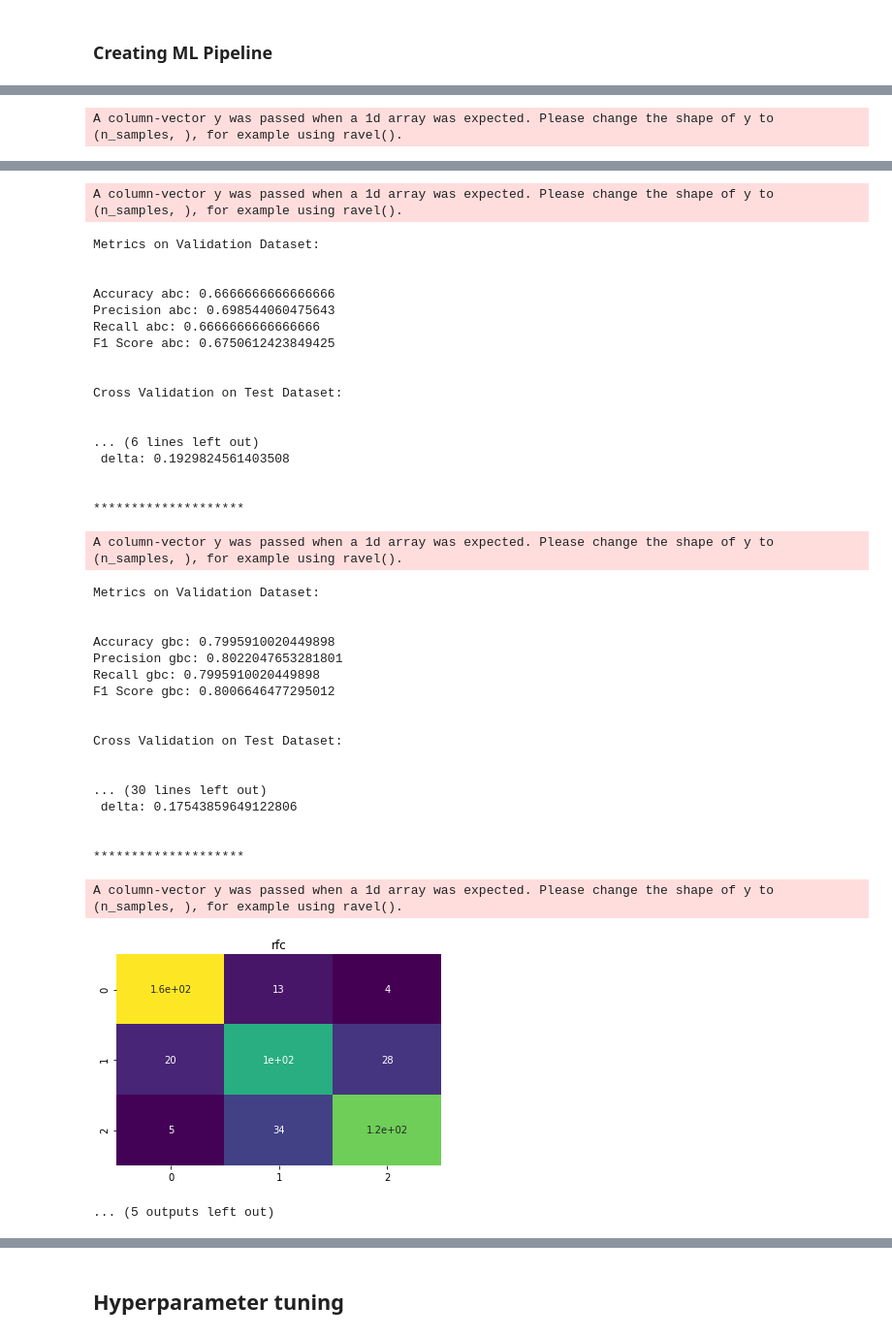
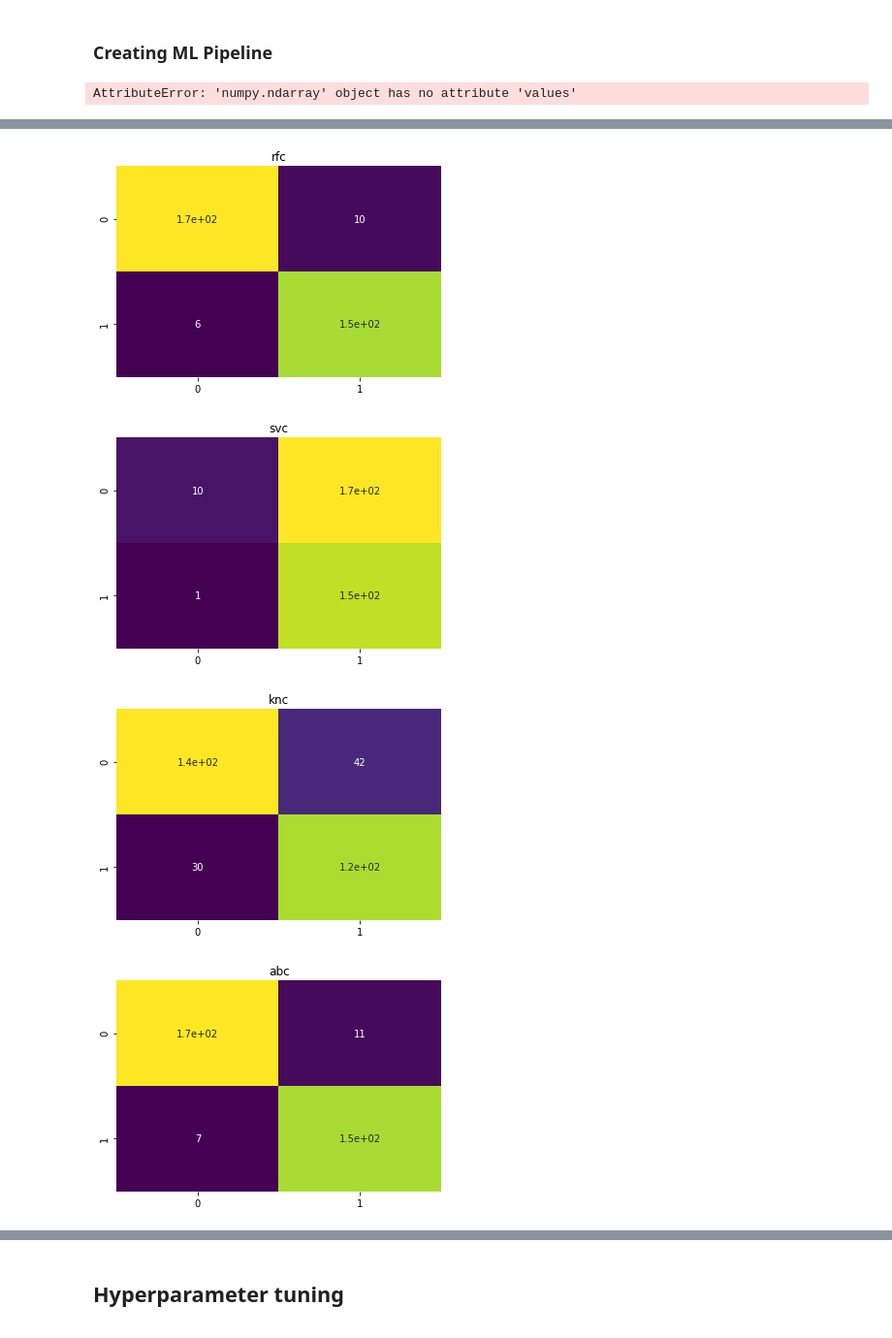
Before and after one commit to meszdav/road-surface-quality, a Jupyter notebook: notebooks/rsq-ml-local.ipynb, the cells around one changed output, grey strips where cells are left out. Shown at 97% size. Cells and saved outputs as stored; diff of their text form; code cells hidden in the pictures.

Commit message:
working model rfc_v14 with two classes

```diff
--- a/notebooks/rsq-ml-local.ipynb
+++ b/notebooks/rsq-ml-local.ipynb
@@ -22,6 +22,6 @@ X_train = pd.read_csv("../data/train_test_val/X_train.csv", header=[0], index_co
 X_test = pd.read_csv("../data/train_test_val/X_test.csv", header=[0], index_col=0).reset_index(drop=True)
 X_val = pd.read_csv("../data/train_test_val/X_val.csv", header=[0], index_col=0).reset_index(drop=True)
 
-y_train = pd.read_csv("../data/train_test_val/y_train.csv", index_col=0) .reset_index(drop=True)
-y_val = pd.read_csv("../data/train_test_val/y_val.csv", index_col = 0).reset_index(drop=True)
-y_test = pd.read_csv("../data/train_test_val/y_test.csv", index_col = 0).reset_index(drop=True)
+y_train = pd.read_csv("../data/train_test_val/y_train.csv", index_col=0) .reset_index(drop=True).values.reshape(-1)
+y_val = pd.read_csv("../data/train_test_val/y_val.csv", index_col = 0).reset_index(drop=True).values.reshape(-1)
+y_test = pd.read_csv("../data/train_test_val/y_test.csv", index_col = 0).reset_index(drop=True).values.reshape(-1)
@@ -67,17 +51,19 @@ scaled_X_train = scaler.fit_transform(X_train.drop(["measurementID","id_gps"], a
 scaled_X_val = scaler.fit_transform(X_val.drop(["measurementID","id_gps"], axis=1))
 scaled_X_test = scaler.fit_transform(X_test.drop(["measurementID","id_gps"], axis=1))
 # %%
-# X_train = X_train.drop("id_gps", axis = 1)
-# X_val = X_val.drop("id_gps", axis = 1)
-# X_test = X_test.drop("id_gps", axis = 1)
-# y_train = np.ravel(y_train.values)
-# y_val = np.ravel(y_val.values)
-# y_test = np.ravel(y_test.values)
+X_train = X_train.drop(["measurementID","id_gps"], axis=1)
+X_val = X_val.drop(["measurementID","id_gps"], axis=1)
+X_test = X_test.drop(["measurementID","id_gps"], axis=1)
+y_train = np.ravel(y_train.values)
+y_val = np.ravel(y_val.values)
+y_test = np.ravel(y_test.values)
+# %% [output]
+AttributeError: 'numpy.ndarray' object has no attribute 'values'
 # %%
 for m in models:
 
-    model = models[m].fit(scaled_X_train, y_train)
-    preds = model.predict(scaled_X_val)
+    model = models[m].fit(X_train, y_train)
+    preds = model.predict(X_val)
 
     accuracy = accuracy_score(y_val,preds)
     precision = precision_score(y_val,preds,average="weighted")
@@ -96,9 +82,9 @@ for m in models:
     print("Cross Validation on Test Dataset:")
     print("\n")
     cv = cross_validate(model,
-                        X =  scaled_X_test,
+                        X =  X_test,
                         y = np.ravel(y_test),
-                        cv = 6)
+                        cv = 10)
 
     print("{} accuracy is {:.2f}±{:.2f}".format(m,cv["test_score"].mean()*100,cv["test_score"].std()*100))
 
@@ -159 +123,0 @@ Test Scores:
-A column-vector y was passed when a 1d array was expected. Please change the shape of y to (n_samples, ), for example using ravel().
@@ -177,39 +124,4 @@ Cross Validation on Test Dataset:
-A column-vector y was passed when a 1d array was expected. Please change the shape of y to (n_samples, ), for example using ravel().
-Metrics on Validation Dataset:
-
-
-Accuracy abc: 0.6666666666666666
-Precision abc: 0.698544060475643
-Recall abc: 0.6666666666666666
-F1 Score abc: 0.6750612423849425
-
-
-Cross Validation on Test Dataset:
-
-
-... (6 lines left out)
- delta: 0.1929824561403508
-
-
-********************
-A column-vector y was passed when a 1d array was expected. Please change the shape of y to (n_samples, ), for example using ravel().
-Metrics on Validation Dataset:
-
-
-Accuracy gbc: 0.7995910020449898
-Precision gbc: 0.8022047653281801
-Recall gbc: 0.7995910020449898
-F1 Score gbc: 0.8006646477295012
-
-
-Cross Validation on Test Dataset:
-
-
-... (30 lines left out)
- delta: 0.17543859649122806
-
-
-********************
-A column-vector y was passed when a 1d array was expected. Please change the shape of y to (n_samples, ), for example using ravel().
-[figure, old version]
+[figure, new version]
-... (5 outputs left out)
+[figure, added]
+[figure, added]
+[figure, added]
```
Also changed, not shown: parts of 21 cells of this notebook, 13 other files.
